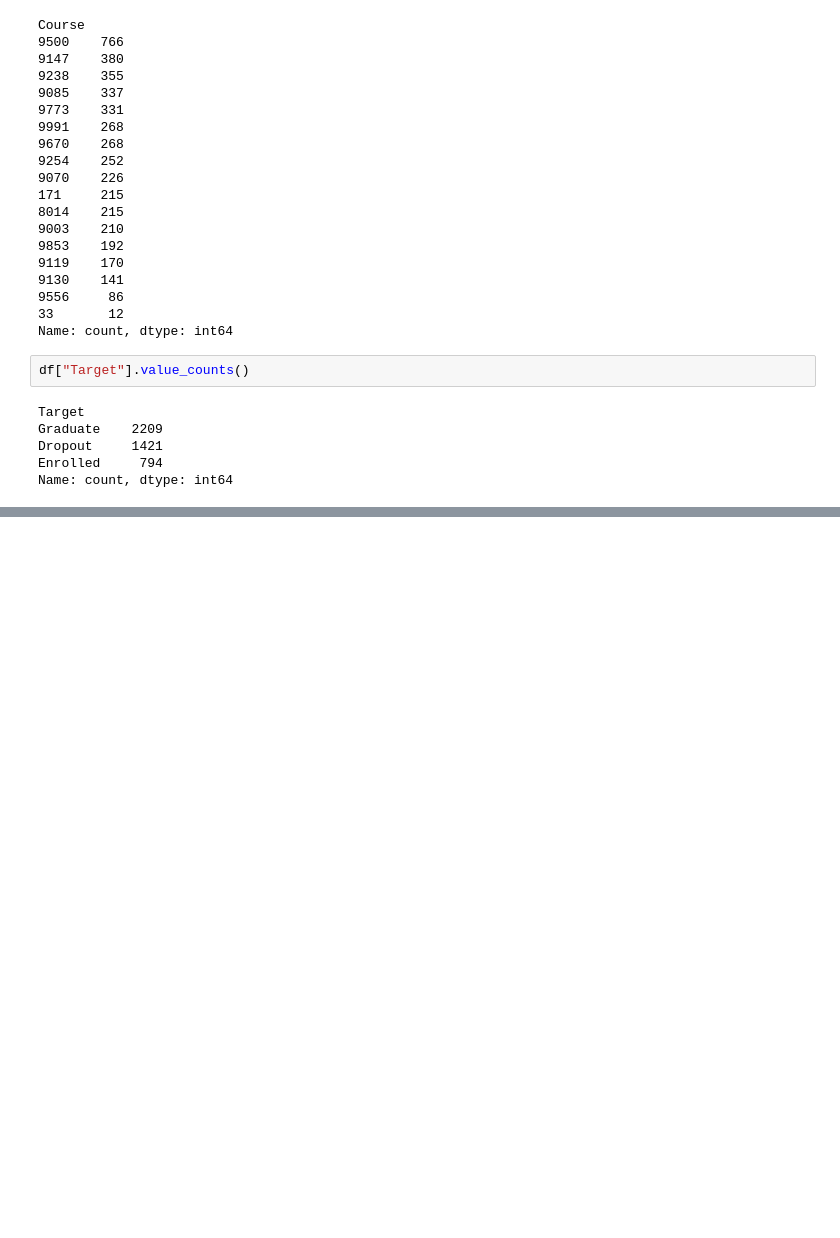
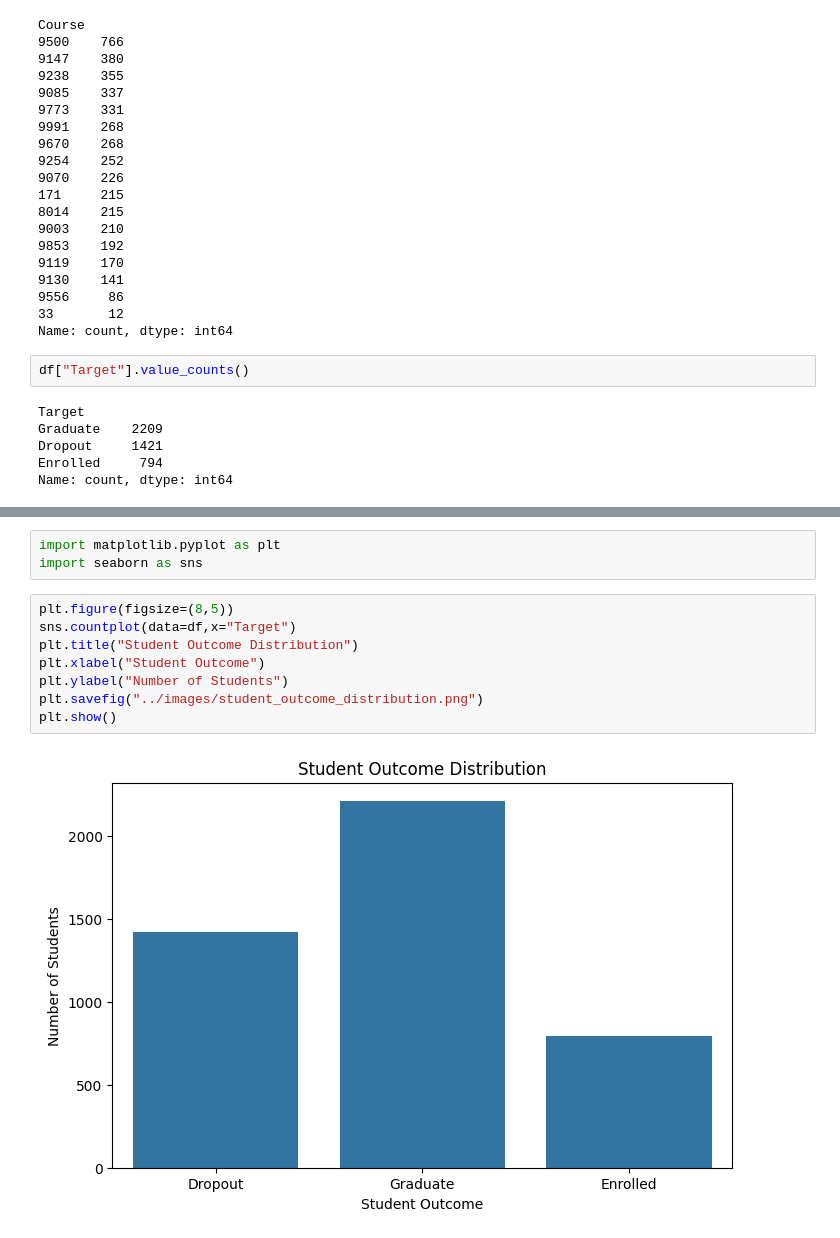
Before and after one commit to yashminparween/Internship_ybi_foundation, a Jupyter notebook: notebooks/data_understanding.ipynb, the cells around one changed output, grey strips where cells are left out. Saved outputs shown, nothing was run; the diff lists cells and outputs as text; blank space fills up the shorter version.

```diff
--- a/notebooks/data_understanding.ipynb
+++ b/notebooks/data_understanding.ipynb
@@ -203,0 +212,13 @@ Name: count, dtype: int64
+# %%
+import matplotlib.pyplot as plt
+import seaborn as sns
+# %%
+plt.figure(figsize=(8,5))
+sns.countplot(data=df,x="Target")
+plt.title("Student Outcome Distribution")
+plt.xlabel("Student Outcome")
+plt.ylabel("Number of Students")
+plt.savefig("../images/student_outcome_distribution.png")
+plt.show()
+# %% [output]
+[figure, added]
```
Also changed, not shown: parts of 1 cell of this notebook, 1 other file.
